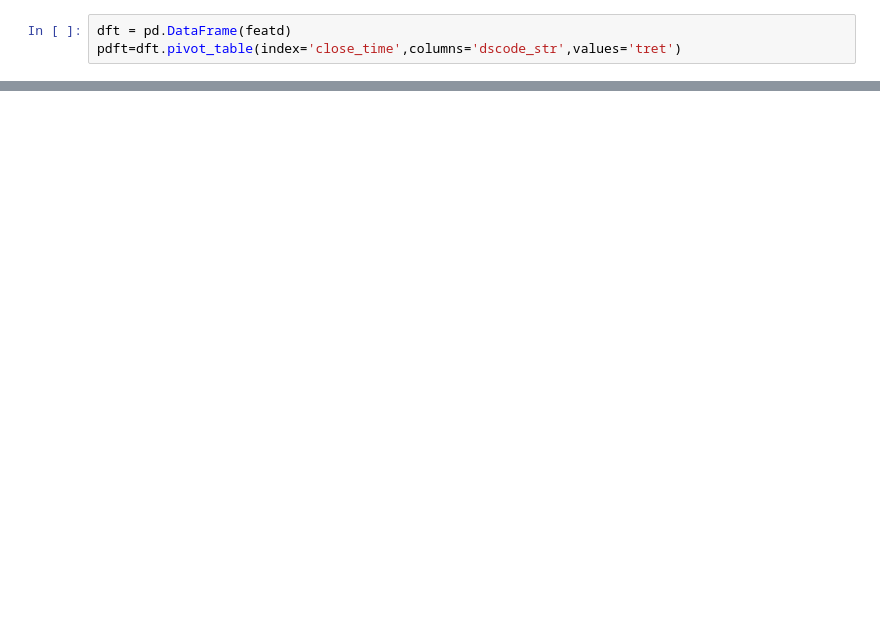
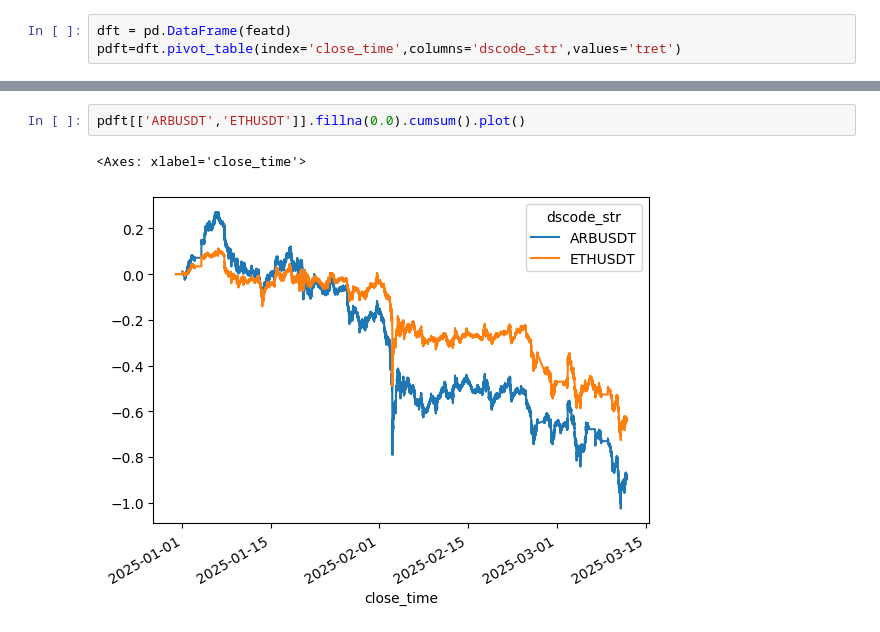
Before and after one commit to robingauthier/crptmidfreq, a Jupyter notebook: res/exploration_v1.ipynb, the cells around one changed output, grey strips where cells are left out. Cells and saved outputs as stored; diff of their text form; blank space fills up the shorter version.

```diff
--- a/res/exploration_v1.ipynb
+++ b/res/exploration_v1.ipynb
@@ -60,0 +58,5 @@ pdft[['BTCUSDT','ETHUSDT']].fillna(0.0).cumsum().plot()
+# %%
+pdft[['ARBUSDT','ETHUSDT']].fillna(0.0).cumsum().plot()
+# %% [output]
+<Axes: xlabel='close_time'>
+[figure, added]
```
Also changed, not shown: parts of 11 cells of this notebook, 51 other files.
